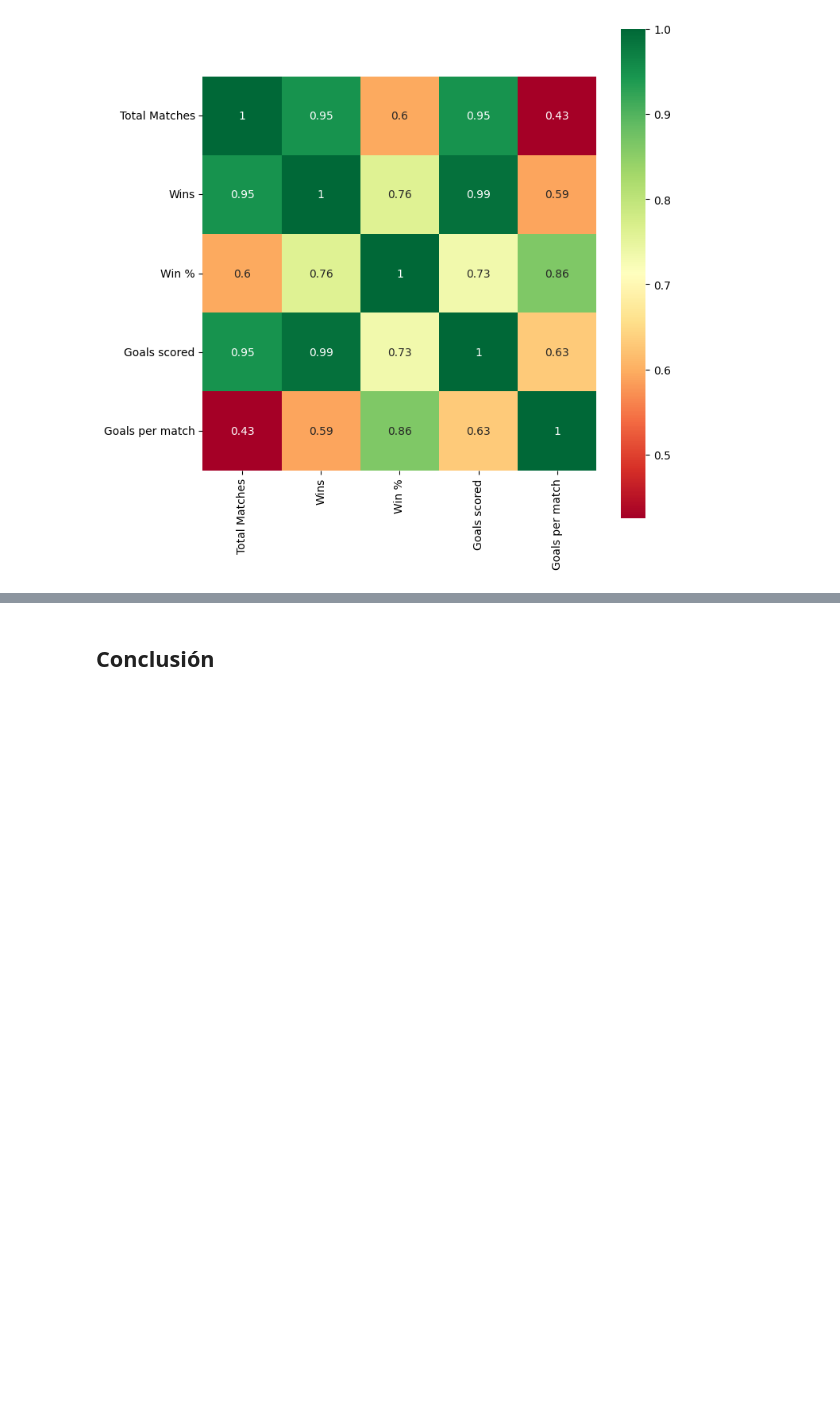
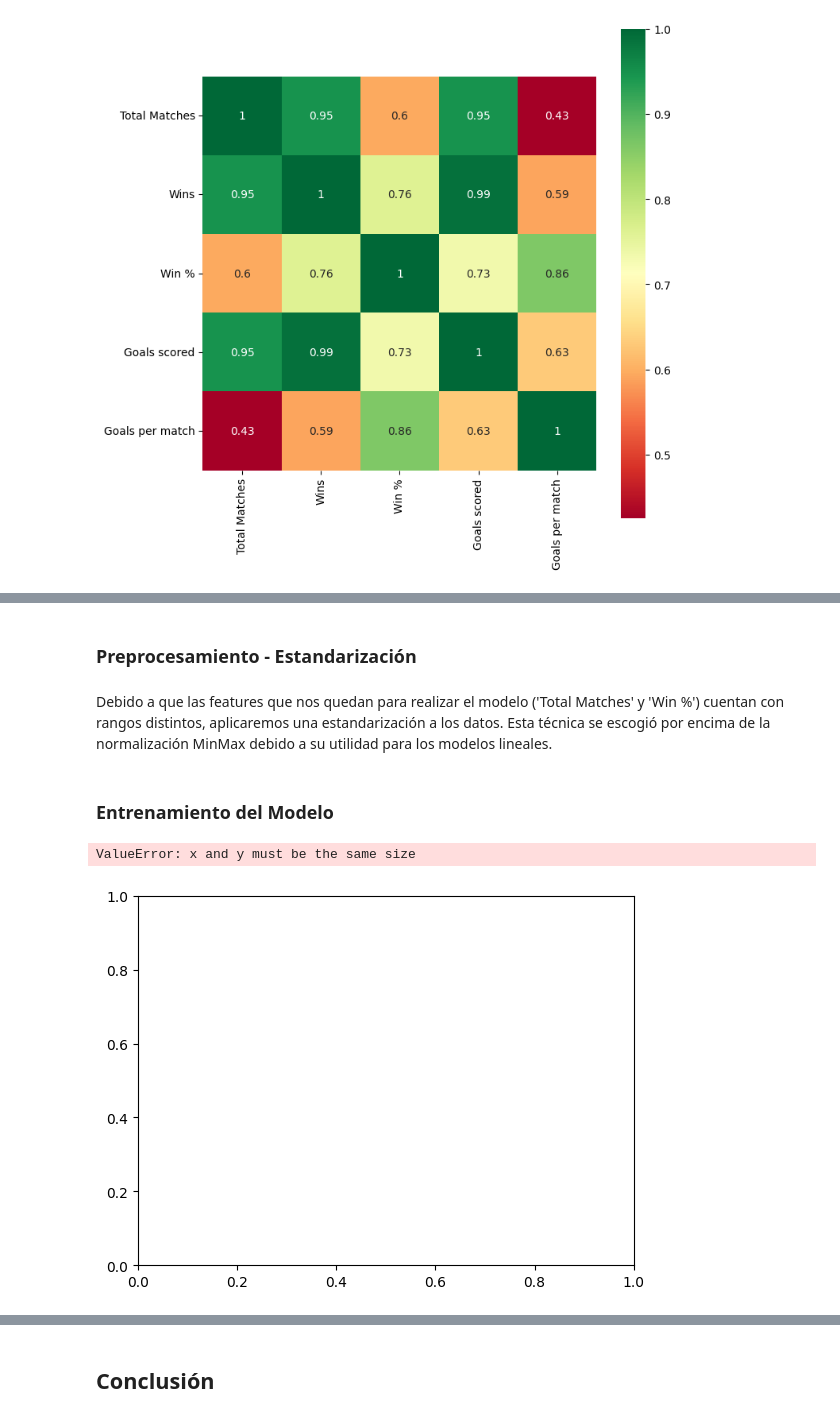
Before and after one commit to aiko-isnt-ded/lab_modeling, a Jupyter notebook: homeworks/Tarea2_Viviana Toledo.ipynb, the cells around one changed output, grey strips where cells are left out. Cells and saved outputs as stored; diff of their text form; code cells hidden in the pictures; blank space fills up the shorter version.

```diff
--- a/homeworks/Tarea2_Viviana Toledo.ipynb
+++ b/homeworks/Tarea2_Viviana Toledo.ipynb
@@ -96,0 +123,8 @@ p=sns.heatmap(df[['Total Matches', 'Wins', 'Win %', 'Goals scored', 'Goals per m
+# %%
+# Dividiendo las features de la target
+x = df.drop(['Goals per match'],axis=1)
+y = df['Goals per match']
+
+# Dividiendo el modelo
+from sklearn.model_selection import train_test_split
+X_train, X_test, y_train, y_test = train_test_split(x, y, random_state = 420, test_size=0.2)
@@ -96,0 +201,5 @@ p=sns.heatmap(df[['Total Matches', 'Wins', 'Win %', 'Goals scored', 'Goals per m
+# %%
+X_train = X_train.drop(drop, axis='columns')
+X_test = X_test.drop(drop, axis='columns')
+
+X_train
@@ -96,0 +220,28 @@ p=sns.heatmap(df[['Total Matches', 'Wins', 'Win %', 'Goals scored', 'Goals per m
+# %% [markdown]
+### Preprocesamiento - Estandarización
+# %% [markdown]
+Debido a que las features que nos quedan para realizar el modelo ('Total Matches' y 'Win %') cuentan con rangos distintos, aplicaremos una estandarización a los datos. Esta técnica se escogió por encima de la normalización MinMax debido a su utilidad para los modelos lineales.
+# %%
+from sklearn.preprocessing import StandardScaler
+scaler = StandardScaler()
+
+X_train_scaled = scaler.fit_transform(X_train)
+X_test_scaled = scaler.transform(X_test)
+# %% [markdown]
+### Entrenamiento del Modelo
+# %%
+from sklearn.linear_model import LinearRegression
+
+lin_reg = LinearRegression()
+lin_reg.fit(X_train_scaled, y_train)
+
+y_pred_train = lin_reg.predict(X_train_scaled)
+y_pred_test = lin_reg.predict(X_test_scaled)
+# %%
+plt.scatter(X_train_scaled, [y_train], color='g')
+plt.plot(X_train_scaled, y_pred_train, color='k')
+
+plt.show()
+# %% [output]
+ValueError: x and y must be the same size
+[figure, added]
```
Also changed, not shown: parts of 28 cells of this notebook, 6 other files.
